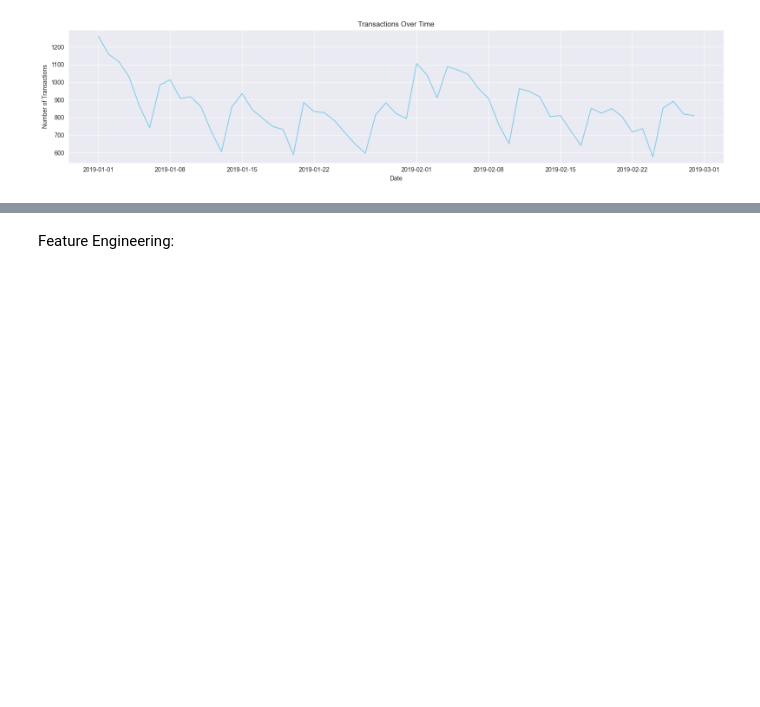
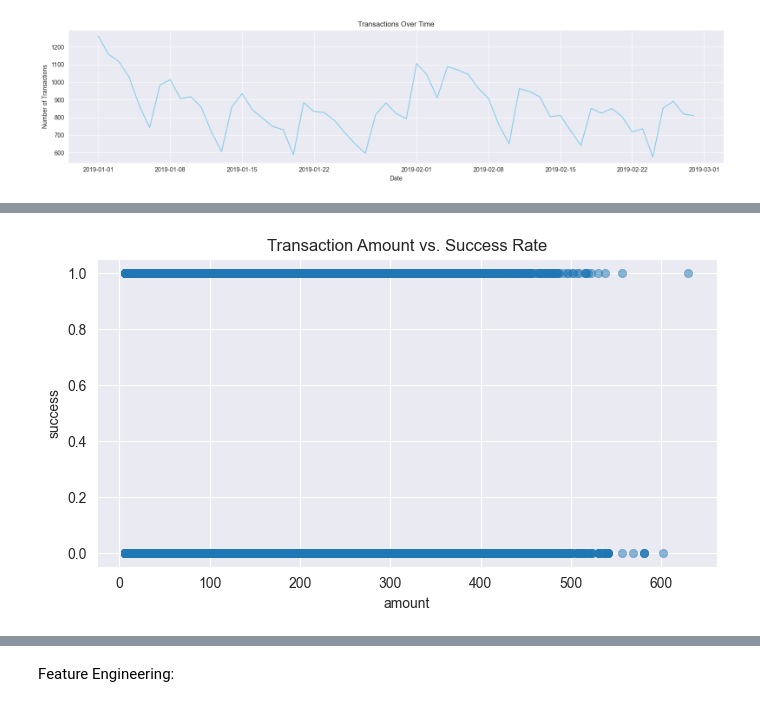
Before and after one commit to ayush1330/Credit_Card_Routing_for_Online_Purchase, a Jupyter notebook: case_study_card_payment.ipynb, the cells around one changed output, grey strips where cells are left out. Saved outputs shown, nothing was run; the diff lists cells and outputs as text; code cells hidden in the pictures; blank space fills up the shorter version.

```diff
--- a/case_study_card_payment.ipynb
+++ b/case_study_card_payment.ipynb
@@ -225,0 +261,8 @@ plt.show()
+# %%
+# Transaction Amount vs. Success Rate
+plt.figure(figsize=(8, 4))
+sns.scatterplot(x=data["amount"], y=data["success"], alpha=0.5, edgecolor=None)
+plt.title("Transaction Amount vs. Success Rate")
+plt.show()
+# %% [output]
+[figure, added]
```
Also changed, not shown: parts of 10 cells of this notebook.
